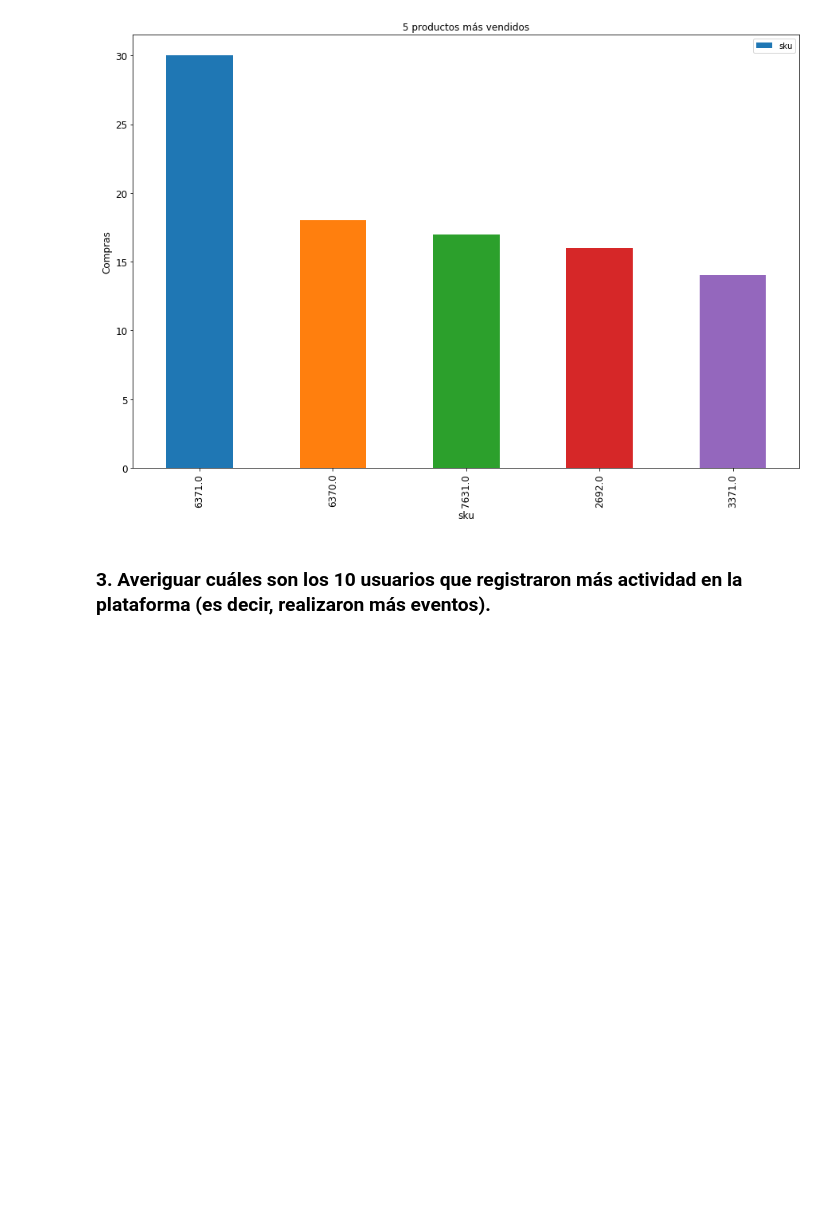
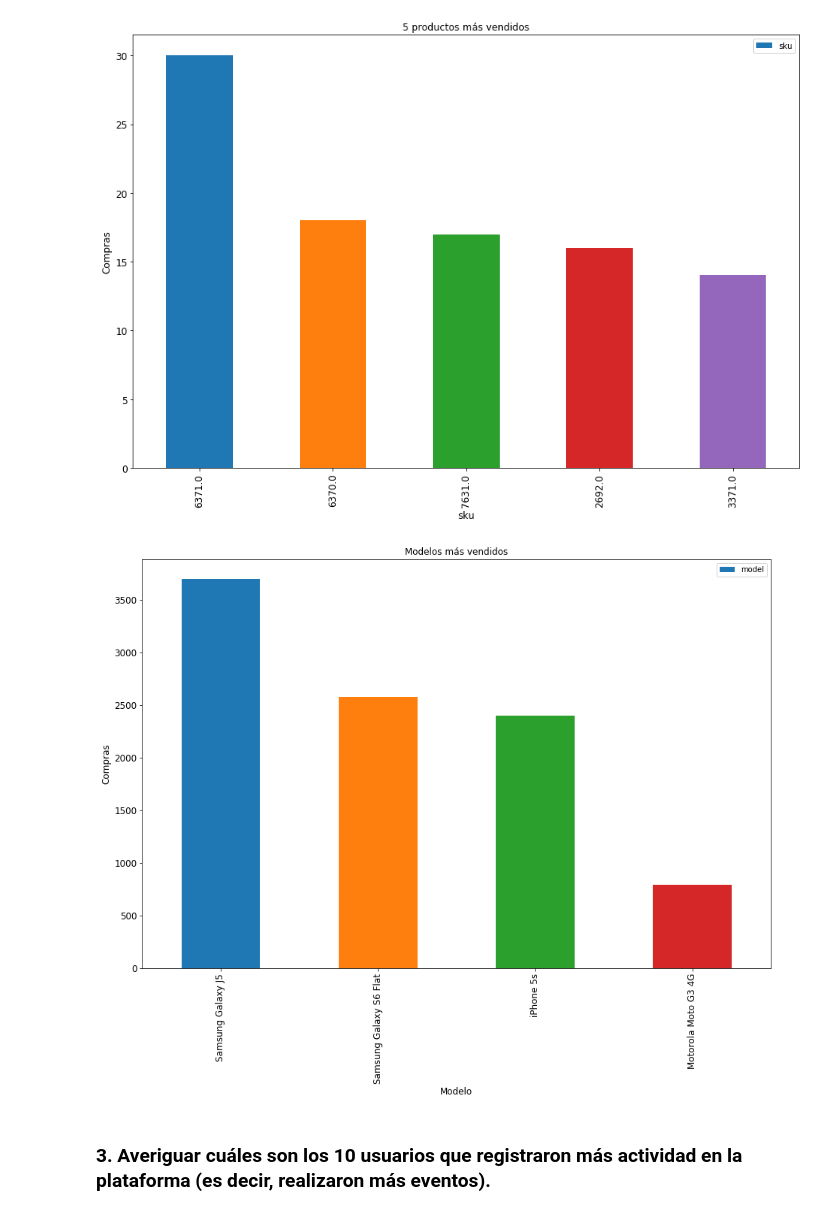
Before and after one commit to FdelMazo/7506-Datos, a Jupyter notebook: TP1/finger1.ipynb, the cells around one changed output. Saved outputs shown, nothing was run; the diff lists cells and outputs as text; code cells hidden in the pictures; blank space fills up the shorter version.

```diff
--- a/TP1/finger1.ipynb
+++ b/TP1/finger1.ipynb
@@ -78,6 +77,19 @@ ax.set_ylabel("Compras", fontsize=12)
 plt.show()
 # %% [output]
 [figure]
+# %%
+# A un emprendedor no le sirve decir 'El celular que más vendio es el 2692...' Queremos nombres de celulares!
+# A que modelo refiere el sku?
+
+modelos = events_df.loc[events_df['sku'].isin(top_5.index)]
+modelos = modelos['model'].value_counts()
+
+ax = modelos.plot(kind='bar', title ="Modelos más vendidos", figsize=(15, 10), legend=True, fontsize=12)
+ax.set_xlabel("Modelo", fontsize=12)
+ax.set_ylabel("Compras", fontsize=12)
+plt.show()
+# %% [output]
+[figure, added]
 # %% [markdown]
 ### 3. Averiguar cuáles son los 10 usuarios que registraron más actividad en la plataforma (es decir, realizaron más eventos).
 # %%
```
Also changed, not shown: parts of 1 cell of this notebook.
